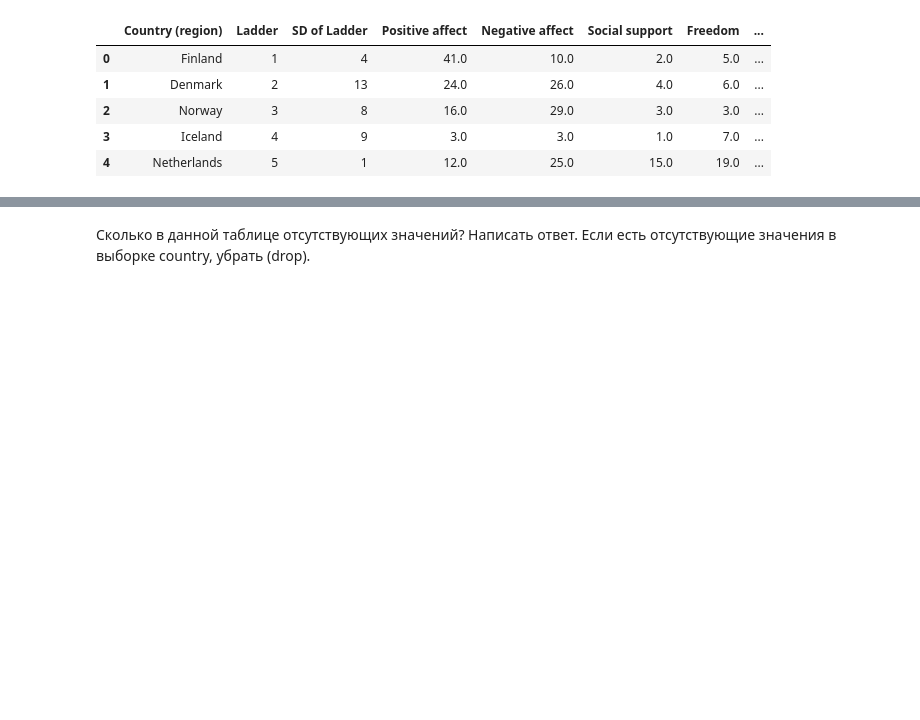
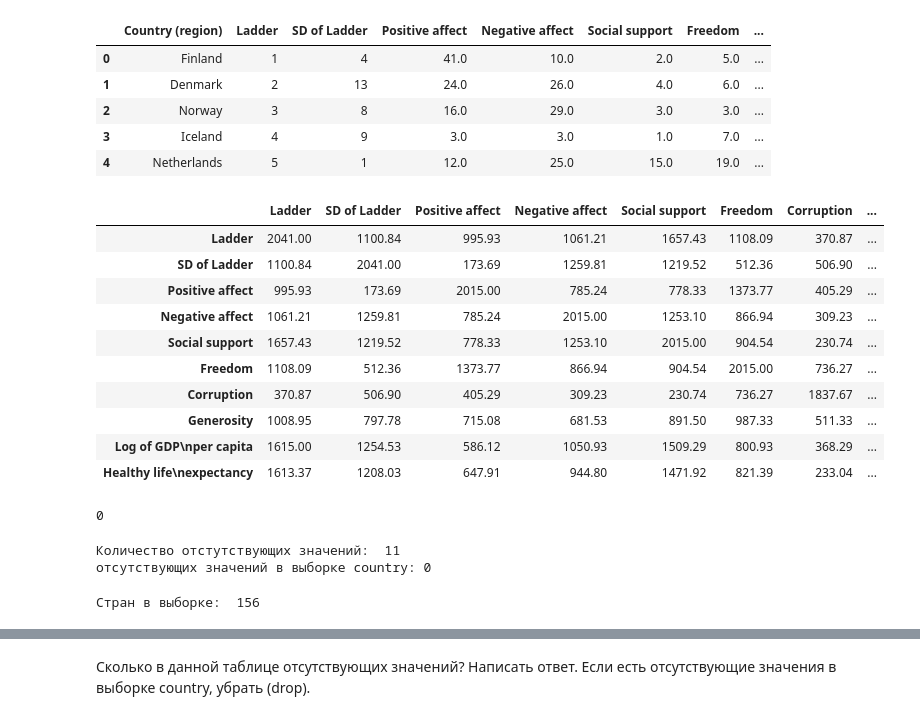
Before and after one commit to sofa999999/pyda-9, a Jupyter notebook: STATISTIC/homework-4.ipynb, the cells around one changed output, grey strips where cells are left out. Saved outputs shown, nothing was run; the diff lists cells and outputs as text; code cells hidden in the pictures; blank space fills up the shorter version.

```diff
--- a/STATISTIC/homework-4.ipynb
+++ b/STATISTIC/homework-4.ipynb
@@ -224,3 +295,31 @@ data.head()
 | 2 | Norway | 3 | 8 | 16.0 | 29.0 | 3.0 | 3.0 | ... |
 | 3 | Iceland | 4 | 9 | 3.0 | 3.0 | 1.0 | 7.0 | ... |
 | 4 | Netherlands | 5 | 1 | 12.0 | 25.0 | 15.0 | 19.0 | ... |
+# %%
+np.round_(data.cov(), decimals=2)
+# %% [output]
+|  | Ladder | SD of Ladder | Positive affect | Negative affect | Social support | Freedom | Corruption | ... |
+| Ladder | 2041.00 | 1100.84 | 995.93 | 1061.21 | 1657.43 | 1108.09 | 370.87 | ... |
+| SD of Ladder | 1100.84 | 2041.00 | 173.69 | 1259.81 | 1219.52 | 512.36 | 506.90 | ... |
+| Positive affect | 995.93 | 173.69 | 2015.00 | 785.24 | 778.33 | 1373.77 | 405.29 | ... |
+| Negative affect | 1061.21 | 1259.81 | 785.24 | 2015.00 | 1253.10 | 866.94 | 309.23 | ... |
+| Social support | 1657.43 | 1219.52 | 778.33 | 1253.10 | 2015.00 | 904.54 | 230.74 | ... |
+| Freedom | 1108.09 | 512.36 | 1373.77 | 866.94 | 904.54 | 2015.00 | 736.27 | ... |
+| Corruption | 370.87 | 506.90 | 405.29 | 309.23 | 230.74 | 736.27 | 1837.67 | ... |
+| Generosity | 1008.95 | 797.78 | 715.08 | 681.53 | 891.50 | 987.33 | 511.33 | ... |
+| Log of GDP\nper capita | 1615.00 | 1254.53 | 586.12 | 1050.93 | 1509.29 | 800.93 | 368.29 | ... |
+| Healthy life\nexpectancy | 1613.37 | 1208.03 | 647.91 | 944.80 | 1471.92 | 821.39 | 233.04 | ... |
+# %%
+data['Country (region)'].isnull().sum()
+# %% [output]
+0
+# %%
+print('Количество отстутствующих значений: ', len(data.isnull().sum()))
+print('отсутствующих значений в выборке country: 0')
+# %% [output]
+Количество отстутствующих значений:  11
+отсутствующих значений в выборке country: 0
+# %%
+print('Стран в выборке: ',len(data['Country (region)'].unique()))
+# %% [output]
+Стран в выборке:  156
```
Also changed, not shown: parts of 17 cells of this notebook.
